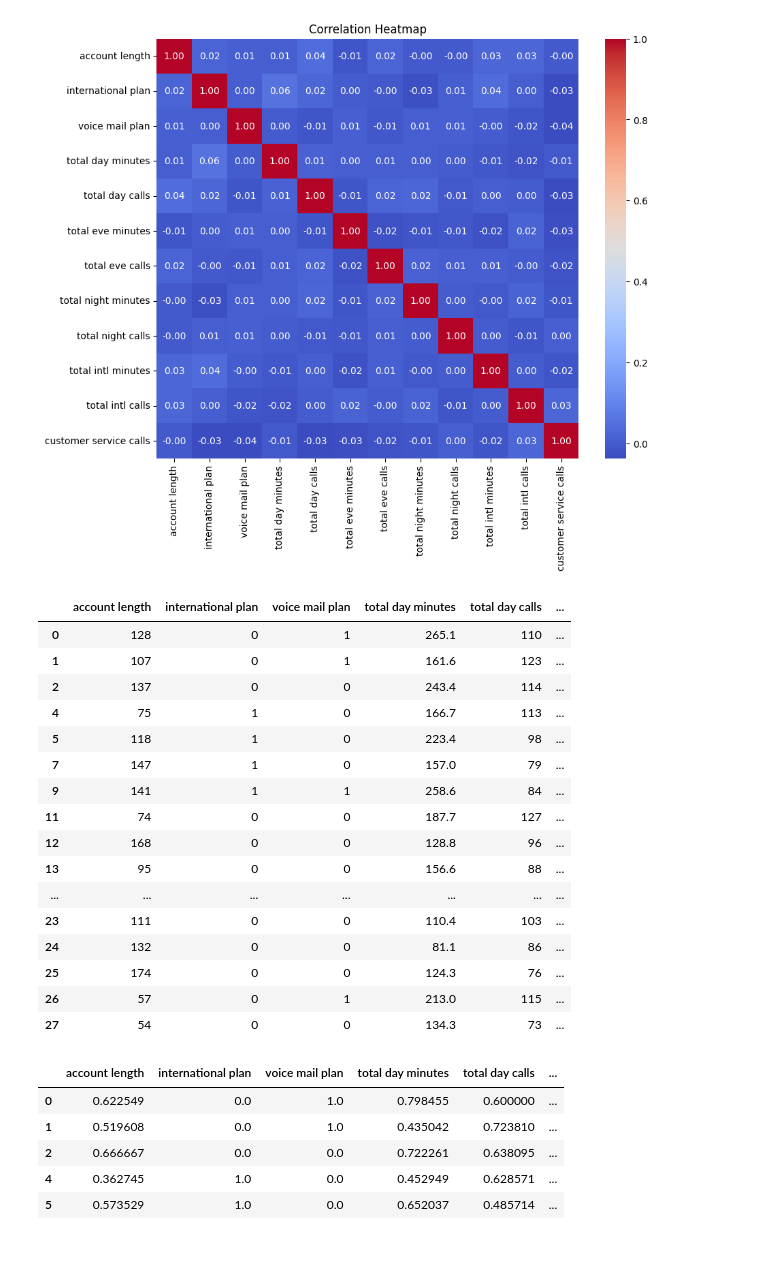
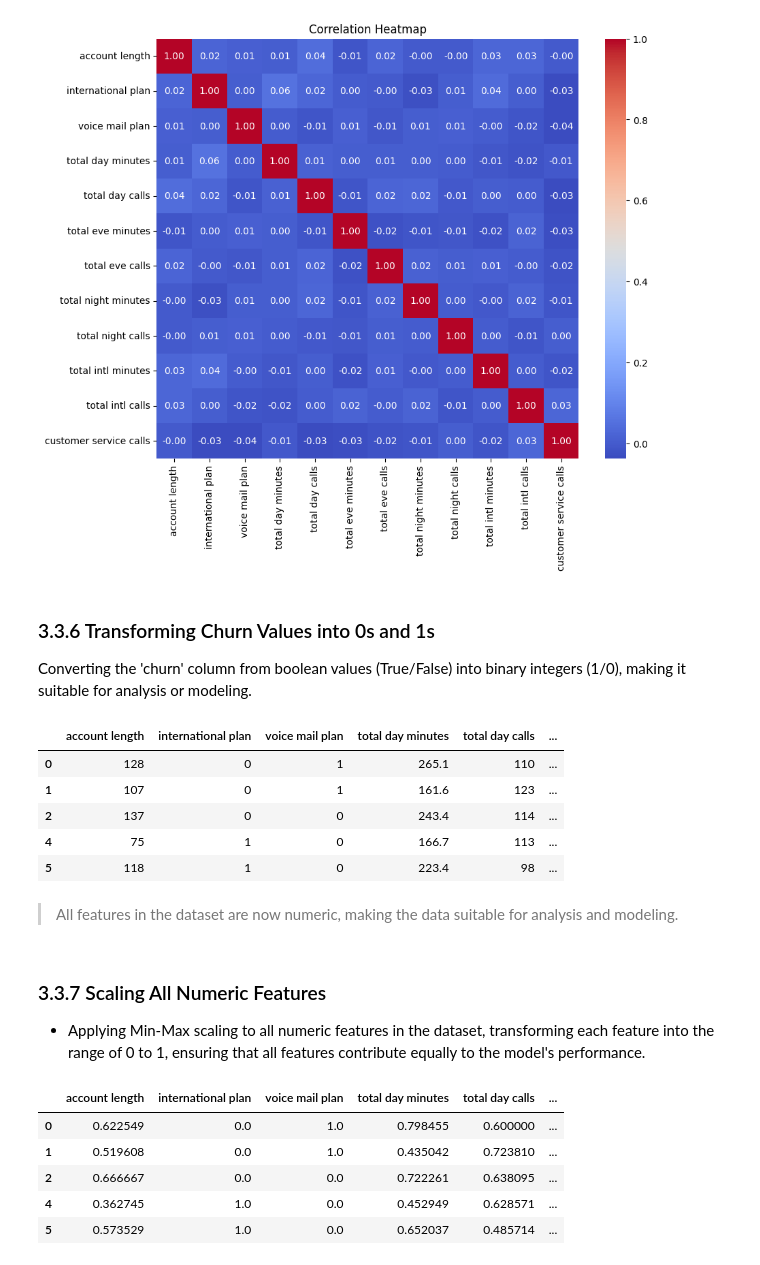
Before and after one commit to mojay6111/Phase_3_project_DS_ML, a Jupyter notebook: edwin.ipynb, the cells around one changed output. Saved outputs shown, nothing was run; the diff lists cells and outputs as text; code cells hidden in the pictures.

```diff
--- a/edwin.ipynb
+++ b/edwin.ipynb
@@ -328,30 +344,27 @@ plt.title("Correlation Heatmap")
 plt.show()
 # %% [output]
 [figure]
+# %% [markdown]
+### 3.3.6 Transforming Churn Values into 0s and 1s
+Converting the 'churn' column from boolean values (True/False) into binary integers (1/0), making it suitable for analysis or modeling.
 # %%
 # transforming churn values into 0s and 1s
 
 df_churn['churn'].value_counts()
 df_churn['churn'] = df_churn['churn'].map({True: 1, False: 0}).astype('int')
-df_churn.head(20)
+df_churn.head()
 # %% [output]
 |  | account length | international plan | voice mail plan | total day minutes | total day calls | ... |
 | 0 | 128 | 0 | 1 | 265.1 | 110 | ... |
 | 1 | 107 | 0 | 1 | 161.6 | 123 | ... |
 | 2 | 137 | 0 | 0 | 243.4 | 114 | ... |
 | 4 | 75 | 1 | 0 | 166.7 | 113 | ... |
 | 5 | 118 | 1 | 0 | 223.4 | 98 | ... |
-| 7 | 147 | 1 | 0 | 157.0 | 79 | ... |
-| 9 | 141 | 1 | 1 | 258.6 | 84 | ... |
-| 11 | 74 | 0 | 0 | 187.7 | 127 | ... |
-| 12 | 168 | 0 | 0 | 128.8 | 96 | ... |
-| 13 | 95 | 0 | 0 | 156.6 | 88 | ... |
-| ... | ... | ... | ... | ... | ... | ... |
-| 23 | 111 | 0 | 0 | 110.4 | 103 | ... |
-| 24 | 132 | 0 | 0 | 81.1 | 86 | ... |
-| 25 | 174 | 0 | 0 | 124.3 | 76 | ... |
-| 26 | 57 | 0 | 1 | 213.0 | 115 | ... |
-| 27 | 54 | 0 | 0 | 134.3 | 73 | ... |
+# %% [markdown]
+> All features in the dataset are now numeric, making the data suitable for analysis and modeling.
+# %% [markdown]
+### 3.3.7 Scaling All Numeric Features
+ - Applying Min-Max scaling to all numeric features in the dataset, transforming each feature into the range of 0 to 1, ensuring that all features contribute equally to the model's performance.
 # %%
 # In order to standardise the range of features to ensure they all contribute equally to the model's performance we will perform scaling
 from sklearn.preprocessing import MinMaxScaler # to scale the numeric features
```
Also changed, not shown: parts of 38 cells of this notebook.
